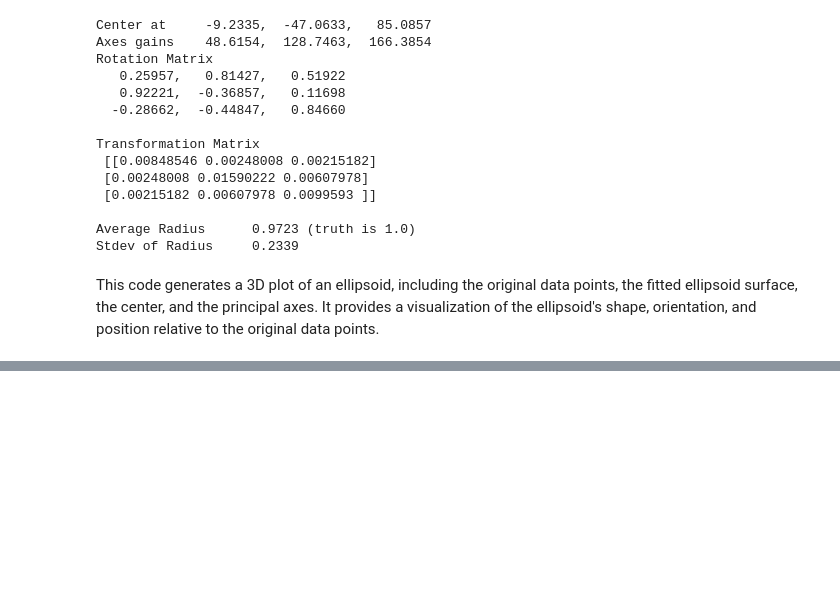
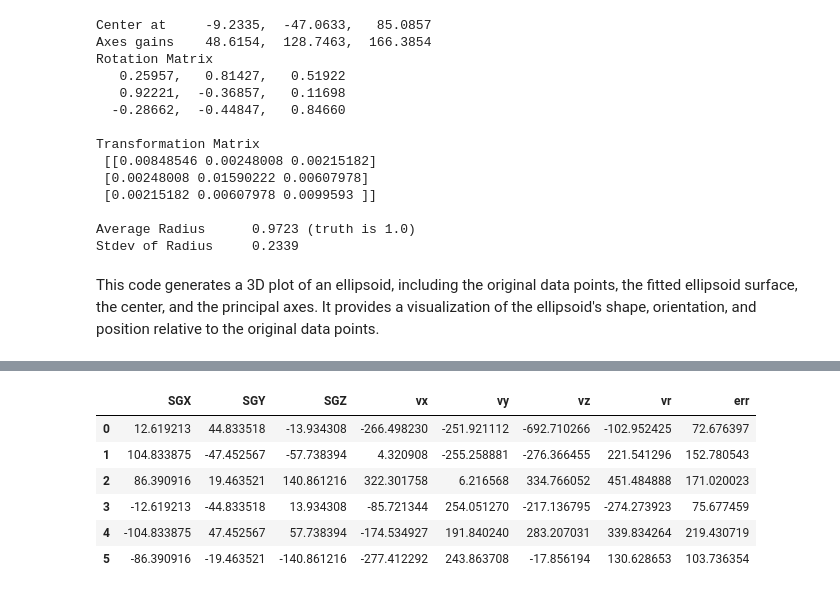
Before and after one commit to KSaid-1/Modeling-Laniakia, a Jupyter notebook: Laniakea_as_ellipsoid_velocityfield.ipynb, the cells around one changed output, grey strips where cells are left out. Cells and saved outputs as stored; diff of their text form; code cells hidden in the pictures; blank space fills up the shorter version.

```diff
--- a/Laniakea_as_ellipsoid_velocityfield.ipynb
+++ b/Laniakea_as_ellipsoid_velocityfield.ipynb
@@ -218,0 +521,15 @@ plt.show()
+# %%
+# step 1: calculate principal axes
+cov = np.diag(axes**2)
+eigvals, eigvecs = np.linalg.eig(cov)
+principal_axes = eigvecs
+
+# step 2: scale principal axes
+principal_axes_lengths = np.sqrt(eigvals)[:, np.newaxis] * principal_axes
+
+# step 3: transform principal axes to data coordinate system
+rotated_principal_axes = np.dot(principal_axes_lengths, R.T)
+
+# step 4: add center to get data points
+data_points = np.vstack([center + rotated_principal_axes, center - rotated_principal_axes])
+print (data_points)
@@ -218,0 +543,13 @@ plt.show()
+# %%
+sgx_cap_c = data_points[:,0]
+sgy_cap_c = data_points[:,1]
+sgz_cap_c = data_points[:,2]
+sgx_cap = sgx_cap_c + sgx_c
+sgy_cap = sgy_cap_c + sgy_c
+sgz_cap = sgz_cap_c + sgz_c
+ii_cap = np.rint(np.round(32. + ((64./1000.)*sgx_cap),0)).astype(int)
+jj_cap = np.rint(np.round(32. + ((64./1000.)*sgy_cap),0)).astype(int)
+kk_cap = np.rint(np.round(32. + ((64./1000.)*sgz_cap),0)).astype(int)
+lania_vv_cap = t[:,kk_cap,jj_cap,ii_cap]
+lania_vv_cap_err = t_e[kk_cap,jj_cap,ii_cap]
+lania_vv_cap_err
@@ -218,0 +559,3 @@ plt.show()
+# %%
+lania_cf4_wo_bf_c_cap = pd.DataFrame(np.column_stack((sgx_cap_c,sgy_cap_c,sgz_cap_c,lania_vv_cap[2]-sgx_bf,lania_vv_cap[1]-sgy_bf,lania_vv_cap[0]-sgz_bf)),columns=["SGX","SGY","SGZ","vx","vy","vz"])
+lania_cf4_wo_bf_c_cap
@@ -218,0 +570,13 @@ plt.show()
+# %%
+vr_cap = (lania_cf4_wo_bf_c_cap.SGX*lania_cf4_wo_bf_c_cap.vx+lania_cf4_wo_bf_c_cap.SGY*lania_cf4_wo_bf_c_cap.vy+lania_cf4_wo_bf_c_cap.SGZ*lania_cf4_wo_bf_c_cap.vz)/np.sqrt(lania_cf4_wo_bf_c_cap.SGX**2+lania_cf4_wo_bf_c_cap.SGY**2+lania_cf4_wo_bf_c_cap.SGZ**2)
+# %%
+lania_cf4_wo_bf_c_cap_vr = pd.DataFrame(np.column_stack((lania_cf4_wo_bf_c_cap,vr_cap,lania_vv_cap_err)),columns=["SGX","SGY","SGZ","vx","vy","vz","vr","err"])
+lania_cf4_wo_bf_c_cap_vr
+# %% [output]
+|  | SGX | SGY | SGZ | vx | vy | vz | vr | err |
+| 0 | 12.619213 | 44.833518 | -13.934308 | -266.498230 | -251.921112 | -692.710266 | -102.952425 | 72.676397 |
+| 1 | 104.833875 | -47.452567 | -57.738394 | 4.320908 | -255.258881 | -276.366455 | 221.541296 | 152.780543 |
+| 2 | 86.390916 | 19.463521 | 140.861216 | 322.301758 | 6.216568 | 334.766052 | 451.484888 | 171.020023 |
+| 3 | -12.619213 | -44.833518 | 13.934308 | -85.721344 | 254.051270 | -217.136795 | -274.273923 | 75.677459 |
+| 4 | -104.833875 | 47.452567 | 57.738394 | -174.534927 | 191.840240 | 283.207031 | 339.834264 | 219.430719 |
+| 5 | -86.390916 | -19.463521 | -140.861216 | -277.412292 | 243.863708 | -17.856194 | 130.628653 | 103.736354 |
```
Also changed, not shown: parts of 24 cells of this notebook.
